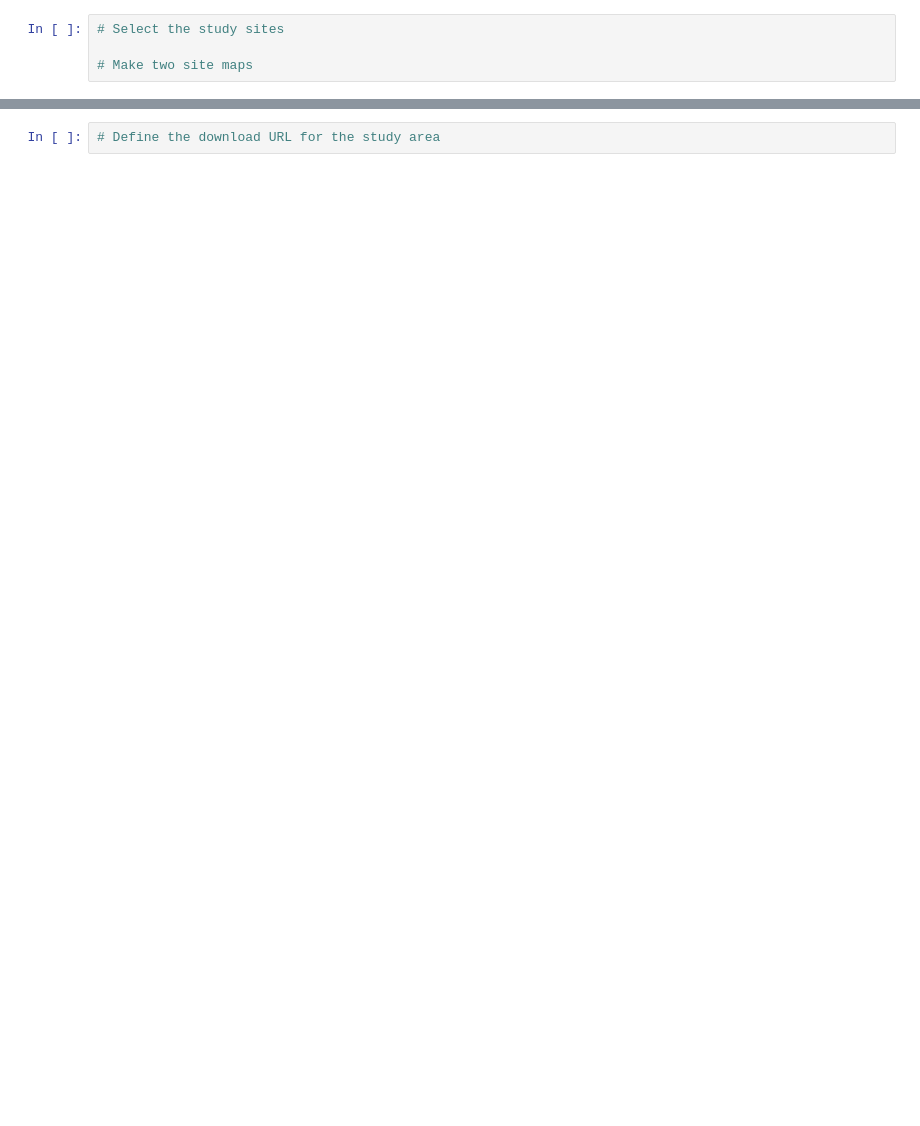
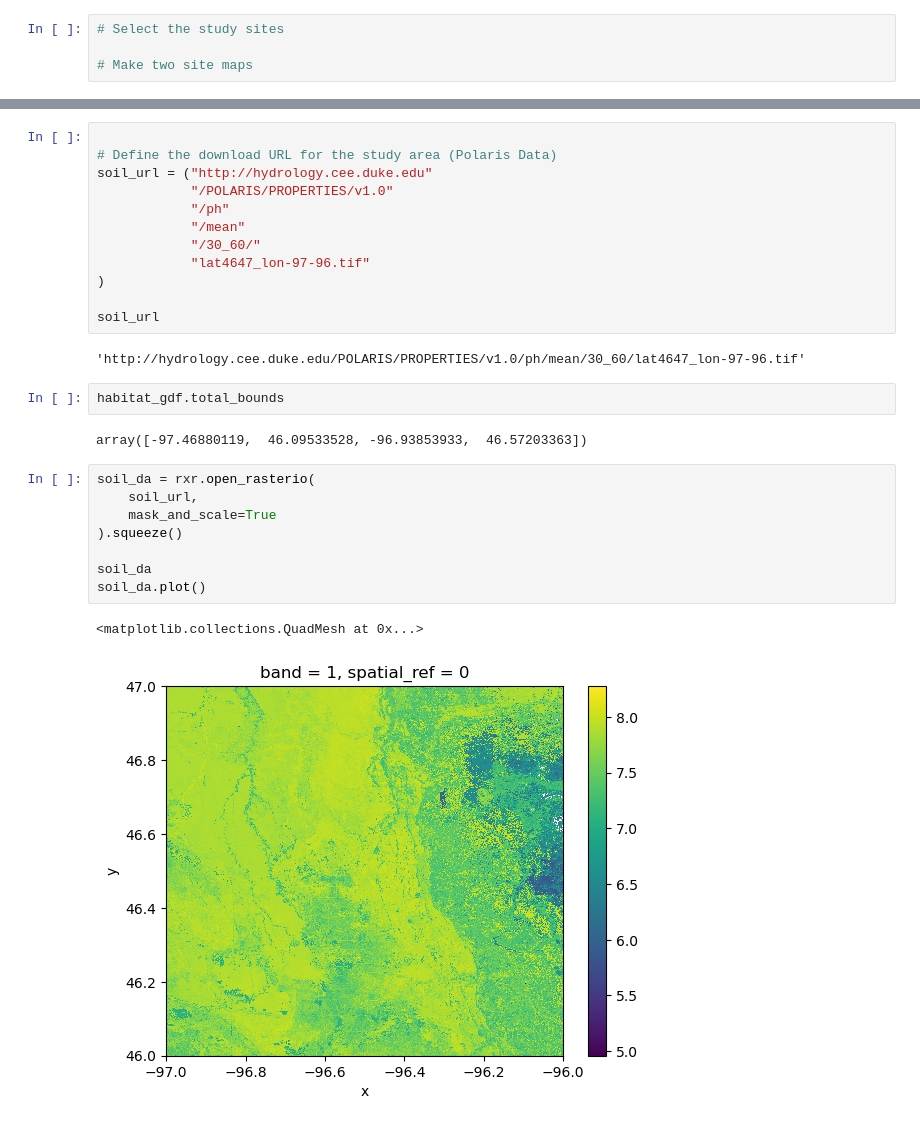
Before and after one commit to ZimmZone/habitat-suitability, a Jupyter notebook: habitat_suitability.ipynb, the cells around one changed output, grey strips where cells are left out. Drawn from its saved outputs; the diff is of its cells as text; blank space fills up the shorter version.

Commit message:
Added POLARIS Data

```diff
--- a/habitat_suitability.ipynb
+++ b/habitat_suitability.ipynb
@@ -33,2 +137,29 @@ if not os.path.exists(study_area_path):
 # %%
-# Define the download URL for the study area
+
+# Define the download URL for the study area (Polaris Data)
+soil_url = ("http://hydrology.cee.duke.edu"
+            "/POLARIS/PROPERTIES/v1.0"
+            "/ph"
+            "/mean"
+            "/30_60/"
+            "lat4647_lon-97-96.tif"
+)
+
+soil_url
+# %% [output]
+'http://hydrology.cee.duke.edu/POLARIS/PROPERTIES/v1.0/ph/mean/30_60/lat4647_lon-97-96.tif'
+# %%
+habitat_gdf.total_bounds
+# %% [output]
+array([-97.46880119,  46.09533528, -96.93853933,  46.57203363])
+# %%
+soil_da = rxr.open_rasterio(
+    soil_url,
+    mask_and_scale=True
+).squeeze()
+
+soil_da
+soil_da.plot()
+# %% [output]
+<matplotlib.collections.QuadMesh at 0x...>
+[figure, added]
```
Also changed, not shown: parts of 17 cells of this notebook.
